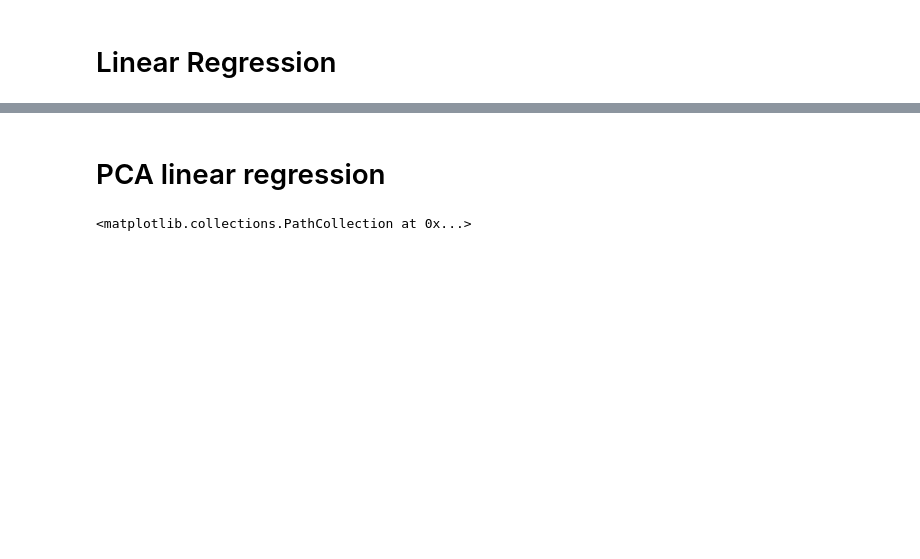
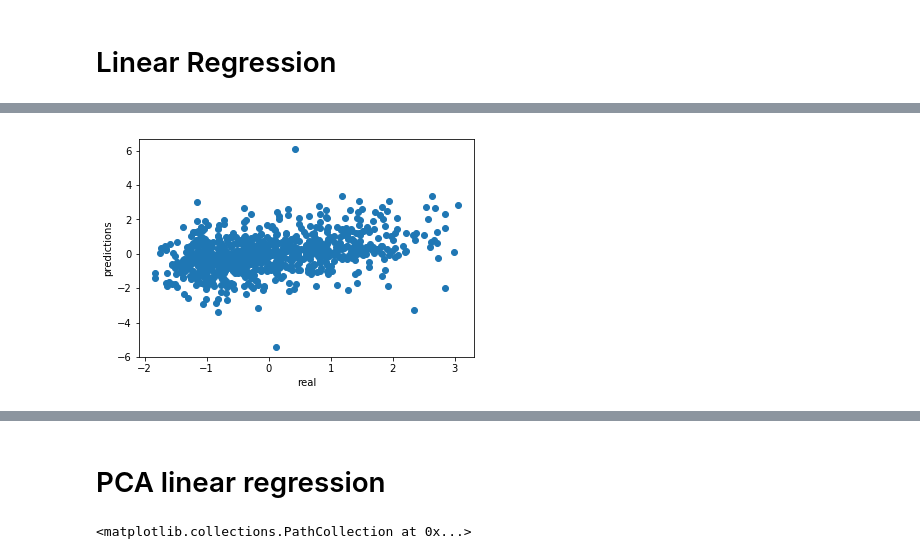
Before and after one commit to cocoanlab/Deep_pain_connectome, a Jupyter notebook: sungwoo/train_linear_regression_deeppain.ipynb, the cells around one changed output, grey strips where cells are left out. Saved outputs shown, nothing was run; the diff lists cells and outputs as text; code cells hidden in the pictures; blank space fills up the shorter version.

```diff
--- a/sungwoo/train_linear_regression_deeppain.ipynb
+++ b/sungwoo/train_linear_regression_deeppain.ipynb
@@ -192,3 +162,10 @@ plt.scatter(y_test, predictions)
+# %%
+plt.scatter(y_test, predictions)
+plt.xlabel('real')
+plt.ylabel('predictions')
+plt.show()
+# %% [output]
+[figure, added]
 # %%
 r2_score(y_test, predictions)
 # %% [output]
```
Also changed, not shown: parts of 50 cells of this notebook, 6 other files.
